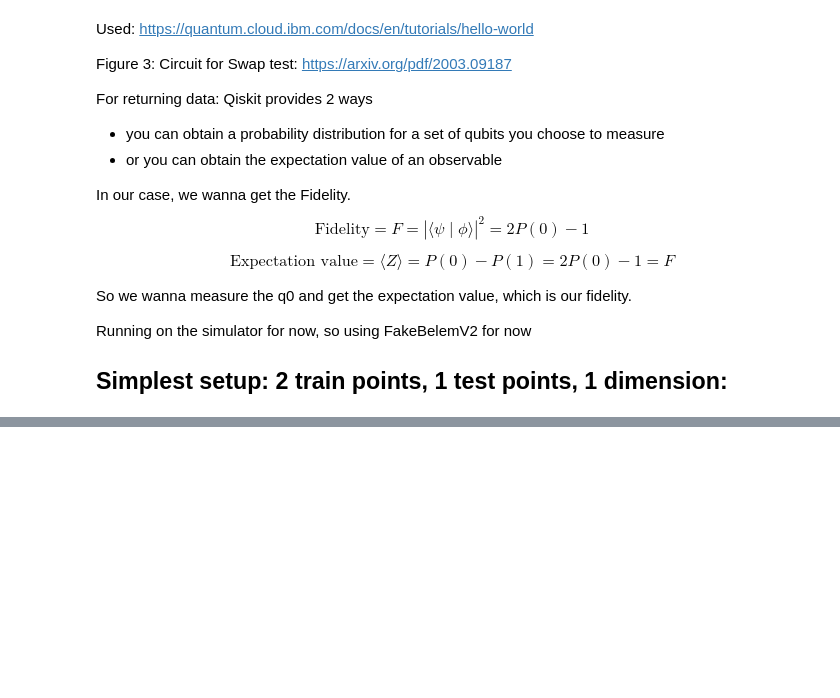
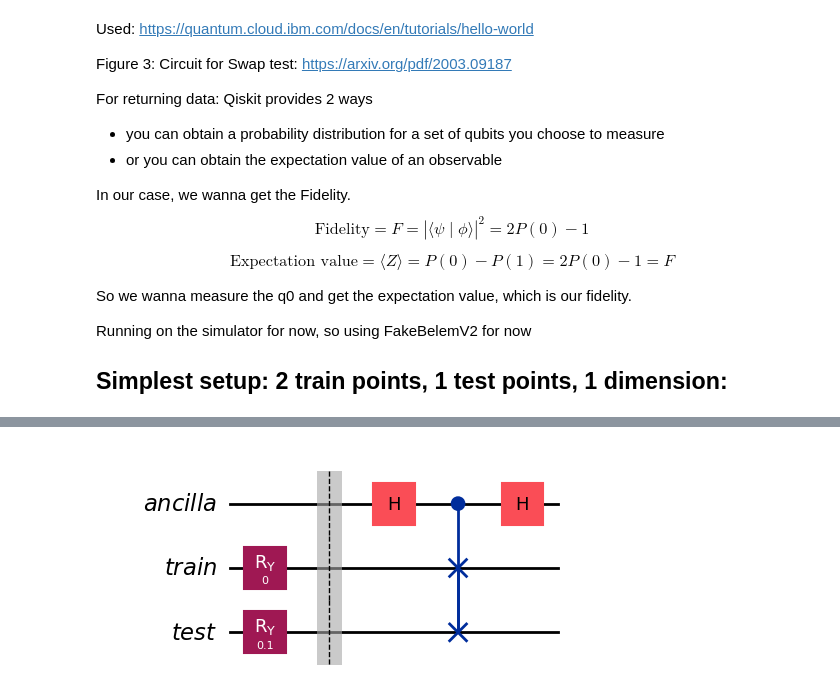
Before and after one commit to Aadipat/QuantumEngineeringProjectGroup8, a Jupyter notebook: simplest_swap_test.ipynb, the cells around one changed output, grey strips where cells are left out. Cells and saved outputs as stored; diff of their text form; code cells hidden in the pictures; blank space fills up the shorter version.

```diff
--- a/simplest_swap_test.ipynb
+++ b/simplest_swap_test.ipynb
@@ -93,5 +118,98 @@ Fidelity Train 2 (0):  0.0148
 Prediction: Class A
 # %%
-no_train_points = 2
-no_test_points = 1
-no_dimensions = 1
+def visualize_2d(train_data, train_labels, test_data):
+    unique_labels = sorted(list(set(train_labels)))
+    cm = plt.get_cmap('tab10')
+    color_map = {label: cm(i) for i, label in enumerate(unique_labels)}
+
+    plt.figure(figsize=(8, 6))
+
+    train_x, train_y = zip(*train_data)
+    test_x, test_y = zip(*test_data)
+
+    plt.scatter(train_x, train_y,
+                c=[color_map[l] for l in train_labels], s=100, zorder=2)
+
+    plt.scatter(test_x, test_y,
+                c='green', marker='x', s=150, linewidths=3, label='Test Data', zorder=3)
+
+    for label, color in color_map.items():
+        plt.scatter([], [], c=[color], label=label)
+
+    plt.title("2D QKNN Feature Space (Auto-Color)")
+    plt.xlabel("Dimension 1")
+    plt.ylabel("Dimension 2")
+    plt.grid(True, linestyle='--', alpha=0.5)
+    plt.legend(loc='upper right')
+    plt.show()
+
+def compute_fidelity(train_point, test_point, show_circuit):
+    no_dimensions = len(train_point)
+    ancilla = QuantumRegister(1, name="ancilla")
+    reg_a = QuantumRegister(no_dimensions, name="train")
+    reg_b = QuantumRegister(no_dimensions, name="test")
+    qc = QuantumCircuit(ancilla, reg_a, reg_b)
+
+    # 1. Encoding
+    for i in range(no_dimensions):
+        qc.ry(train_point[i], reg_a[i])
+        qc.ry(test_point[i], reg_b[i])
+    qc.barrier()
+
+    # 2. SWAP Test
+    qc.h(ancilla)
+    for i in range(no_dimensions):
+        qc.cswap(ancilla[0], reg_a[i], reg_b[i])
+    qc.h(ancilla)
+
+    if show_circuit:
+        display(qc.draw("mpl"))
+
+    observable = SparsePauliOp("I" * (2 * no_dimensions) + "Z") # Measure q0
+    isa_circuit = pm.run(qc)
+    isa_observable = observable.apply_layout(isa_circuit.layout)
+    estimator = Estimator(backend)
+    job = estimator.run([(isa_circuit, isa_observable)], precision=0.01)
+    result = job.result()[0].data.evs
+
+    return float(result)
+
+def qknn(train_data, train_labels, test_data, K):
+    backend = FakeBelemV2()
+    pm = generate_preset_pass_manager(backend=backend, optimization_level=1)
+    show_circuit = True
+
+    for i, test_pt in enumerate(test_data):
+        fidelities = []
+
+        for j, train_pt in enumerate(train_data):
+            fid = compute_fidelity(train_pt, test_pt, show_circuit)
+            show_circuit = False
+            fidelities.append((fid, train_labels[j]))
+            print(f"Fidelity(Test {i}, Train {j} [{train_labels[j]}]): {fid:.4f}")
+
+        fidelities.sort(key=lambda x: x[0], reverse=True)
+
+        top_k_labels = [label for fid, label in fidelities[:K]]
+
+        vote_counts = Counter(top_k_labels)
+        prediction = vote_counts.most_common(1)[0][0]
+
+        print(f"Top {K} Neighbors: {top_k_labels}")
+        print(f"Final Prediction for Test Point {i}: {prediction}")
+
+    no_dimensions = len(train_data[0])
+    if no_dimensions == 1:
+        visualize_1d(train_data, train_labels, test_data)
+    elif no_dimensions == 2:
+        visualize_2d(train_data, train_labels, test_data)
+
+K = 1 # Number of nearest neighbors to consider
+
+train_data = [np.array([0.0]), np.array([np.pi])]
+train_labels = ["Class A", "Class B"]
+test_data = [np.array([0.1])]
+
+qknn(train_data, train_labels, test_data, K)
+# %% [output]
+[figure, added]
```
Also changed, not shown: parts of 3 cells of this notebook.
